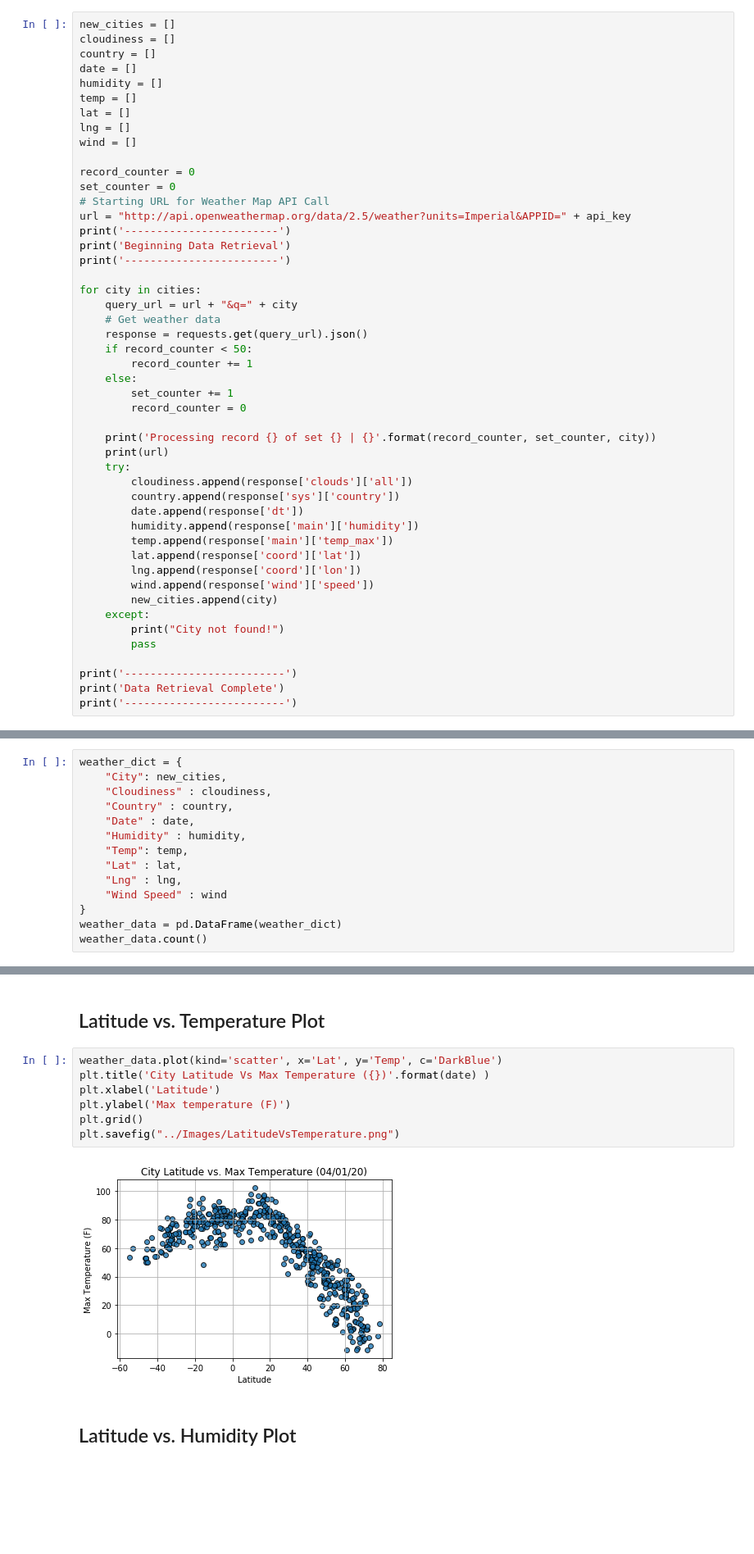
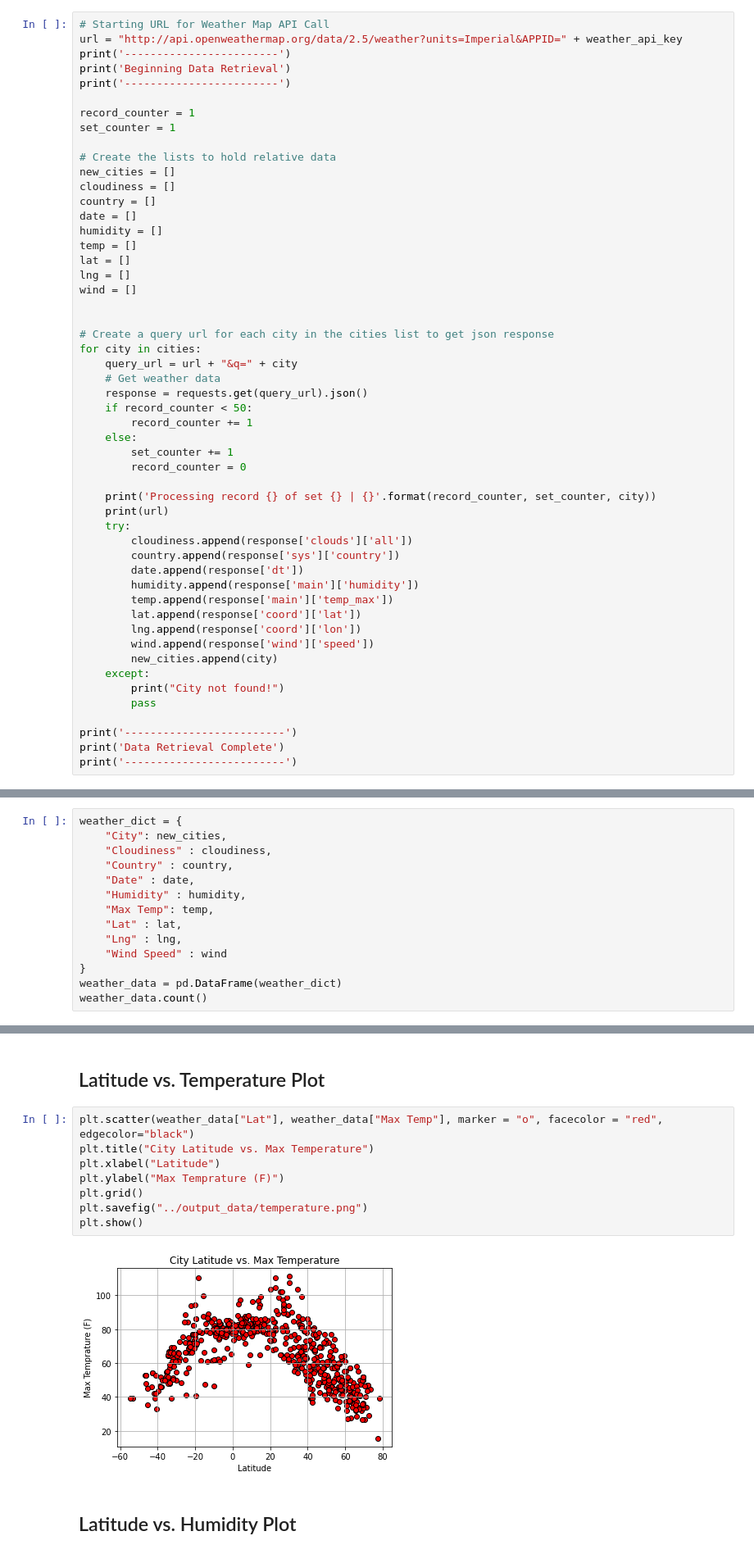
Before and after one commit to stepheng123/python-api-challenge, a Jupyter notebook: WeatherPy/starter_code/WeatherPy.ipynb, the cells around one changed output, grey strips where cells are left out. Shown at 82% size. Cells and saved outputs as stored; diff of their text form; blank space fills up the shorter version.

Commit message:
updated weatherpy

```diff
--- a/WeatherPy/starter_code/WeatherPy.ipynb
+++ b/WeatherPy/starter_code/WeatherPy.ipynb
@@ -56,6 +54,16 @@ NameError: name 'lat_range' is not defined
 * Perform a weather check on each city using a series of successive API calls.
 * Include a print log of each city as it'sbeing processed (with the city number and city name).
 # %%
+# Starting URL for Weather Map API Call
+url = "http://api.openweathermap.org/data/2.5/weather?units=Imperial&APPID=" + weather_api_key
+print('------------------------')
+print('Beginning Data Retrieval')
+print('------------------------')
+
+record_counter = 1
+set_counter = 1
+
+# Create the lists to hold relative data
 new_cities = []
 cloudiness = []
 country = []
@@ -66,14 +74,8 @@ lat = []
 lng = []
 wind = []
 
-record_counter = 0
-set_counter = 0
-# Starting URL for Weather Map API Call
-url = "http://api.openweathermap.org/data/2.5/weather?units=Imperial&APPID=" + api_key
-print('------------------------')
-print('Beginning Data Retrieval')
-print('------------------------')
 
+# Create a query url for each city in the cities list to get json response
 for city in cities:
     query_url = url + "&q=" + city
     # Get weather data
@@ -132,7 +134,7 @@ weather_dict = {
     "Country" : country,
     "Date" : date,
     "Humidity" : humidity,
-    "Temp": temp,
+    "Max Temp": temp,
     "Lat" : lat,
     "Lng" : lng,
     "Wind Speed" : wind
@@ -200,13 +171,14 @@ Int64Index([], dtype='int64')
 # %% [markdown]
 ## Latitude vs. Temperature Plot
 # %%
-weather_data.plot(kind='scatter', x='Lat', y='Temp', c='DarkBlue')
-plt.title('City Latitude Vs Max Temperature ({})'.format(date) )
-plt.xlabel('Latitude')
-plt.ylabel('Max temperature (F)')
+plt.scatter(weather_data["Lat"], weather_data["Max Temp"], marker = "o", facecolor = "red", edgecolor="black")
+plt.title("City Latitude vs. Max Temperature")
+plt.xlabel("Latitude")
+plt.ylabel("Max Temprature (F)")
 plt.grid()
-plt.savefig("../Images/LatitudeVsTemperature.png")
+plt.savefig("../output_data/temperature.png")
+plt.show()
 # %% [output]
-[figure, old version]
+[figure, new version]
 # %% [markdown]
 ## Latitude vs. Humidity Plot
```
Also changed, not shown: parts of 24 cells of this notebook, 9 other files.
